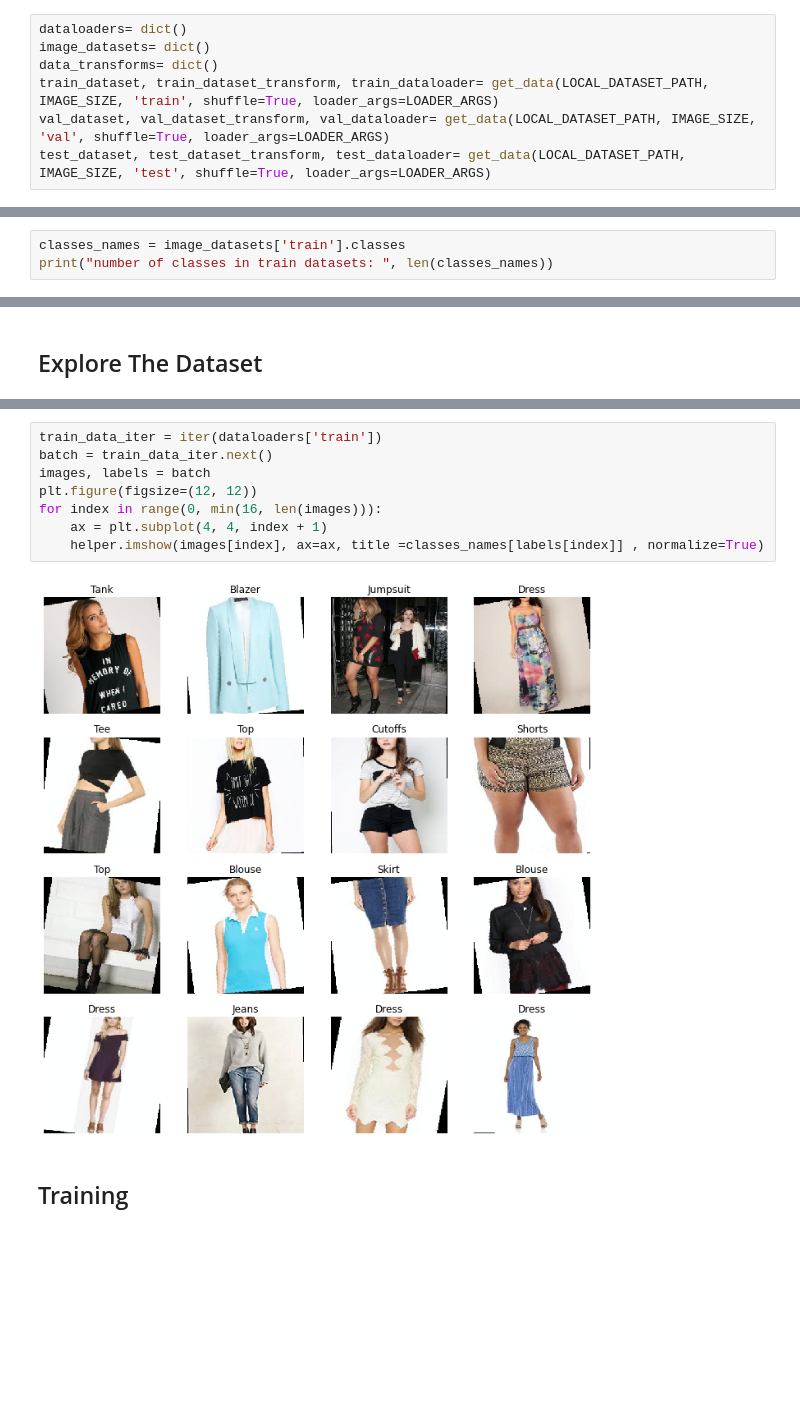
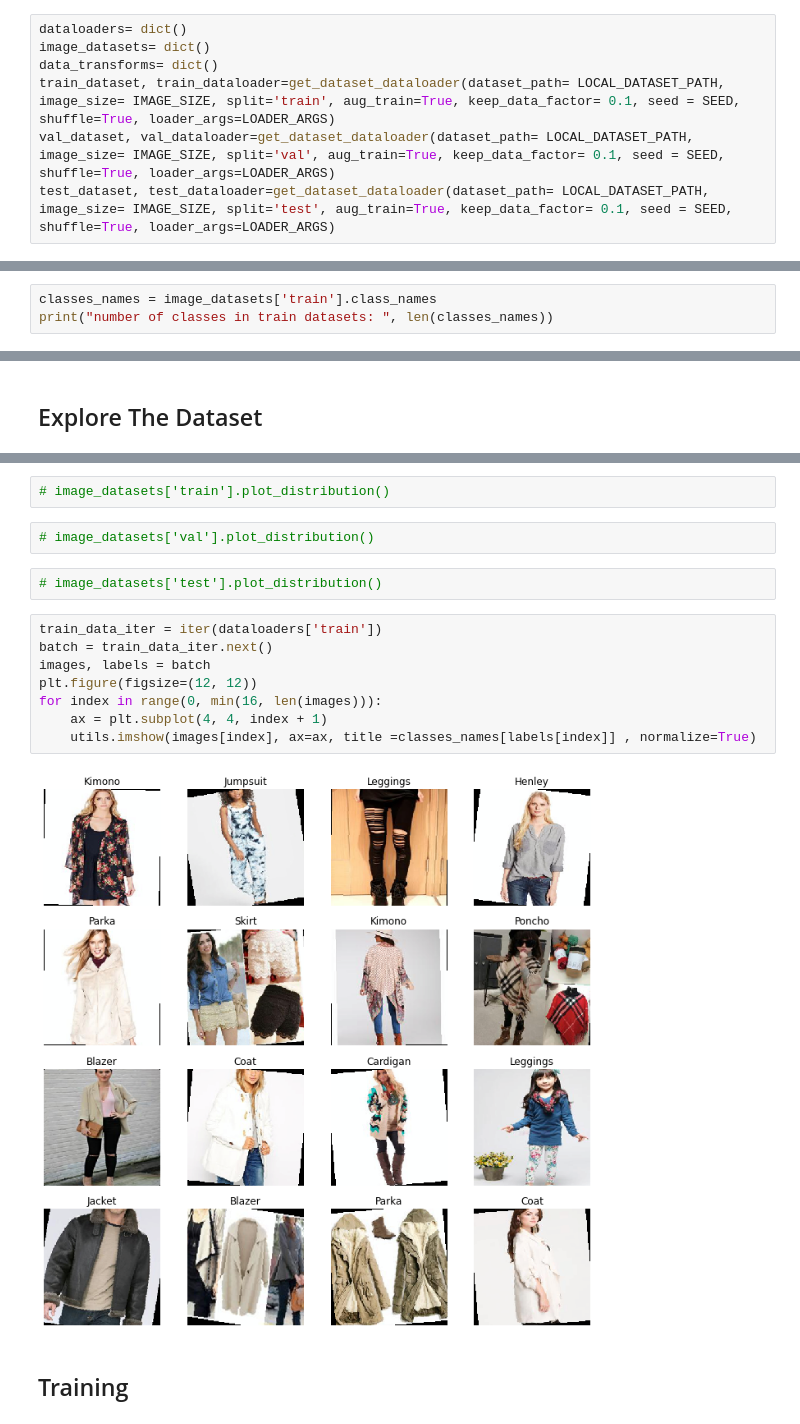
Before and after one commit to WikiGenius/clothing_classifier, a Jupyter notebook: clothing_classifier.ipynb, the cells around one changed output, grey strips where cells are left out. Saved outputs shown, nothing was run; the diff lists cells and outputs as text; blank space fills up the shorter version.

Commit message:
Add utils sub package

```diff
--- a/clothing_classifier.ipynb
+++ b/clothing_classifier.ipynb
@@ -248,7 +219,7 @@ def get_data(dataset_path, image_size, split, shuffle=True, loader_args= dict(ba
 dataloaders= dict()
 image_datasets= dict()
 data_transforms= dict()
-train_dataset, train_dataset_transform, train_dataloader= get_data(LOCAL_DATASET_PATH, IMAGE_SIZE, 'train', shuffle=True, loader_args=LOADER_ARGS)
-val_dataset, val_dataset_transform, val_dataloader= get_data(LOCAL_DATASET_PATH, IMAGE_SIZE, 'val', shuffle=True, loader_args=LOADER_ARGS)
-test_dataset, test_dataset_transform, test_dataloader= get_data(LOCAL_DATASET_PATH, IMAGE_SIZE, 'test', shuffle=True, loader_args=LOADER_ARGS)
+train_dataset, train_dataloader=get_dataset_dataloader(dataset_path= LOCAL_DATASET_PATH, image_size= IMAGE_SIZE, split='train', aug_train=True, keep_data_factor= 0.1, seed = SEED, shuffle=True, loader_args=LOADER_ARGS)
+val_dataset, val_dataloader=get_dataset_dataloader(dataset_path= LOCAL_DATASET_PATH, image_size= IMAGE_SIZE, split='val', aug_train=True, keep_data_factor= 0.1, seed = SEED, shuffle=True, loader_args=LOADER_ARGS)
+test_dataset, test_dataloader=get_dataset_dataloader(dataset_path= LOCAL_DATASET_PATH, image_size= IMAGE_SIZE, split='test', aug_train=True, keep_data_factor= 0.1, seed = SEED, shuffle=True, loader_args=LOADER_ARGS)
 # %% [output]
@@ -262,7 +230,7 @@ test dataset: 40000 images
 image_datasets={'train': train_dataset, 'val': val_dataset, 'test': test_dataset}
 dataloaders={'train': train_dataloader, 'val': val_dataloader, 'test': test_dataloader}
 # %%
-classes_names = image_datasets['train'].classes
+classes_names = image_datasets['train'].class_names
 print("number of classes in train datasets: ", len(classes_names))
 # %% [output]
 number of classes in train datasets:  46
@@ -326,13 +301,19 @@ else:
+# %%
+# image_datasets['train'].plot_distribution()
+# %%
+# image_datasets['val'].plot_distribution()
+# %%
+# image_datasets['test'].plot_distribution()
 # %%
 train_data_iter = iter(dataloaders['train'])
 batch = train_data_iter.next()
 images, labels = batch
 plt.figure(figsize=(12, 12))
 for index in range(0, min(16, len(images))):
     ax = plt.subplot(4, 4, index + 1)
-    helper.imshow(images[index], ax=ax, title =classes_names[labels[index]] , normalize=True)
+    utils.imshow(images[index], ax=ax, title =classes_names[labels[index]] , normalize=True)
 # %% [output]
-[figure, old version]
+[figure, new version]
 # %% [markdown]
 ## Training
 # %% [markdown]
```
Also changed, not shown: parts of 28 cells of this notebook, 4 other files.
